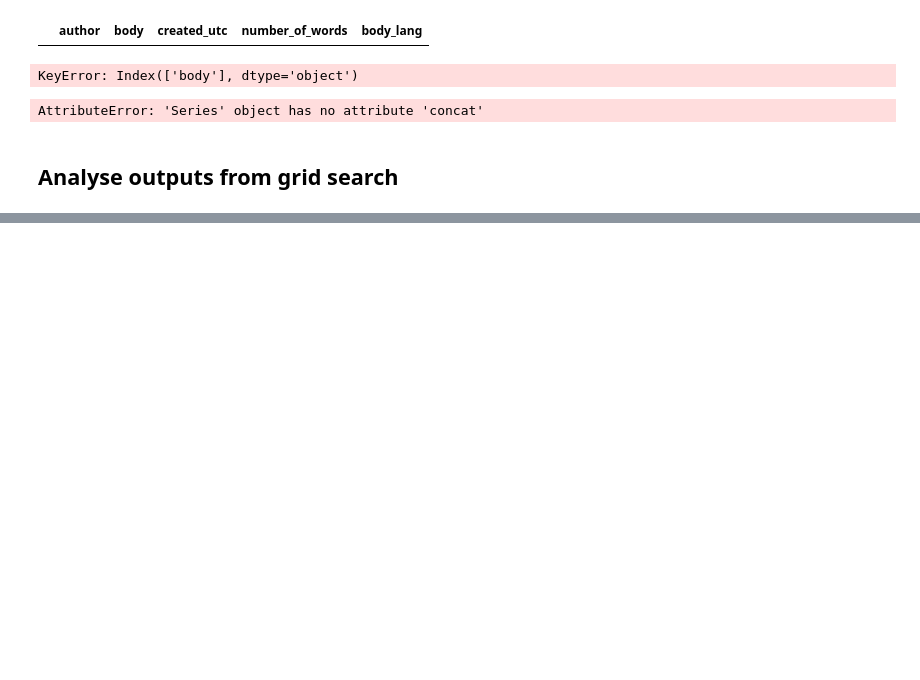
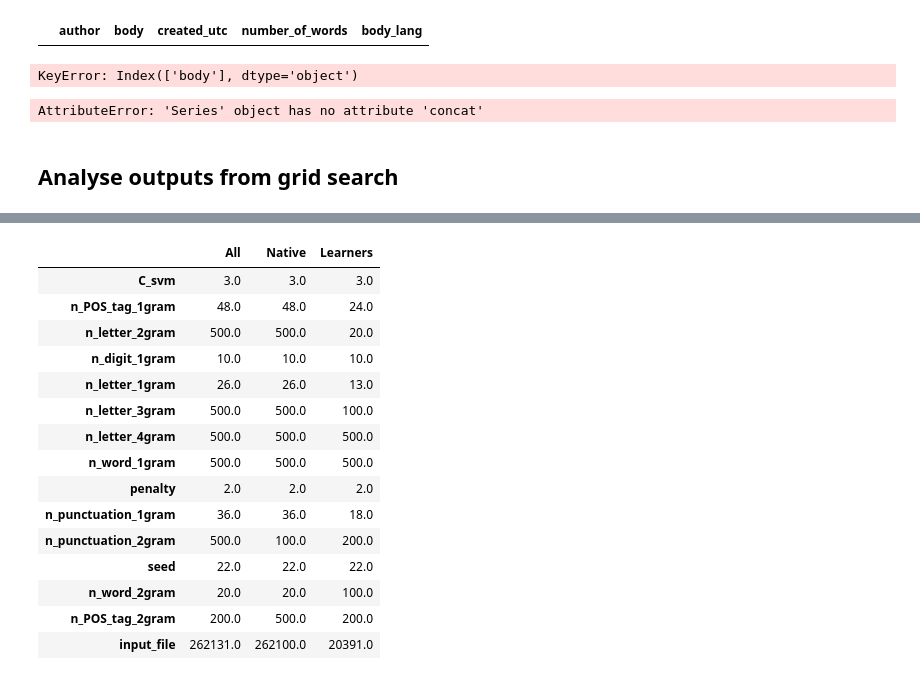
Before and after one commit to CS-433/project2-authclass, a Jupyter notebook: Arthur.ipynb, the cells around one changed output, grey strips where cells are left out. Drawn from its saved outputs; the diff is of its cells as text; code cells hidden in the pictures; blank space fills up the shorter version.

```diff
--- a/Arthur.ipynb
+++ b/Arthur.ipynb
@@ -680,0 +722,14 @@ Using the following parameters:
+# %%
+from IPython.display import display, HTML
+css = """
+.output {
+    flex-direction: row;
+}
+"""
+HTML('<style>{}</style>'.format(css))
+
+new_df = pd.DataFrame(df_inputs.loc[262130]).rename(columns = {262130: 'All'})
+new_df['Native'] = pd.Series(df_inputs.loc[262099])
+new_df['Learners'] = pd.DataFrame(df_inputs.loc[30596])
+
+new_df
@@ -680,0 +752,19 @@ Using the following parameters:
+# %%
+pd.concat((new_df, pd.DataFrame({'All': 262131, 'Native': 262100, 'Learners': 20391}, index = ['input_file'])))
+# %% [output]
+|  | All | Native | Learners |
+| C_svm | 3.0 | 3.0 | 3.0 |
+| n_POS_tag_1gram | 48.0 | 48.0 | 24.0 |
+| n_letter_2gram | 500.0 | 500.0 | 20.0 |
+| n_digit_1gram | 10.0 | 10.0 | 10.0 |
+| n_letter_1gram | 26.0 | 26.0 | 13.0 |
+| n_letter_3gram | 500.0 | 500.0 | 100.0 |
+| n_letter_4gram | 500.0 | 500.0 | 500.0 |
+| n_word_1gram | 500.0 | 500.0 | 500.0 |
+| penalty | 2.0 | 2.0 | 2.0 |
+| n_punctuation_1gram | 36.0 | 36.0 | 18.0 |
+| n_punctuation_2gram | 500.0 | 100.0 | 200.0 |
+| seed | 22.0 | 22.0 | 22.0 |
+| n_word_2gram | 20.0 | 20.0 | 100.0 |
+| n_POS_tag_2gram | 200.0 | 500.0 | 200.0 |
+| input_file | 262131.0 | 262100.0 | 20391.0 |
```
Also changed, not shown: parts of 4 cells of this notebook, 10 other files.
